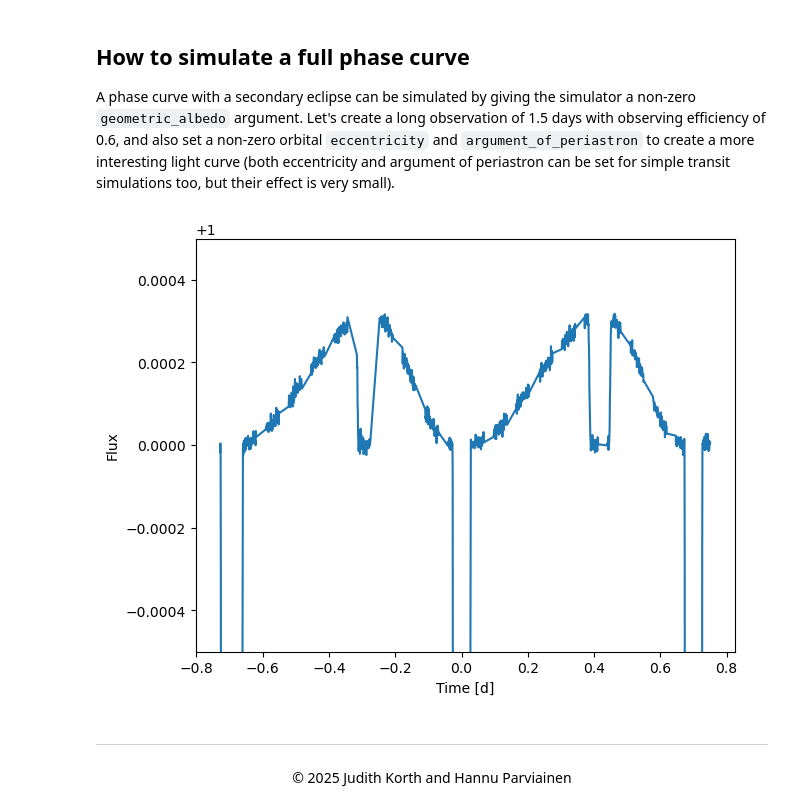
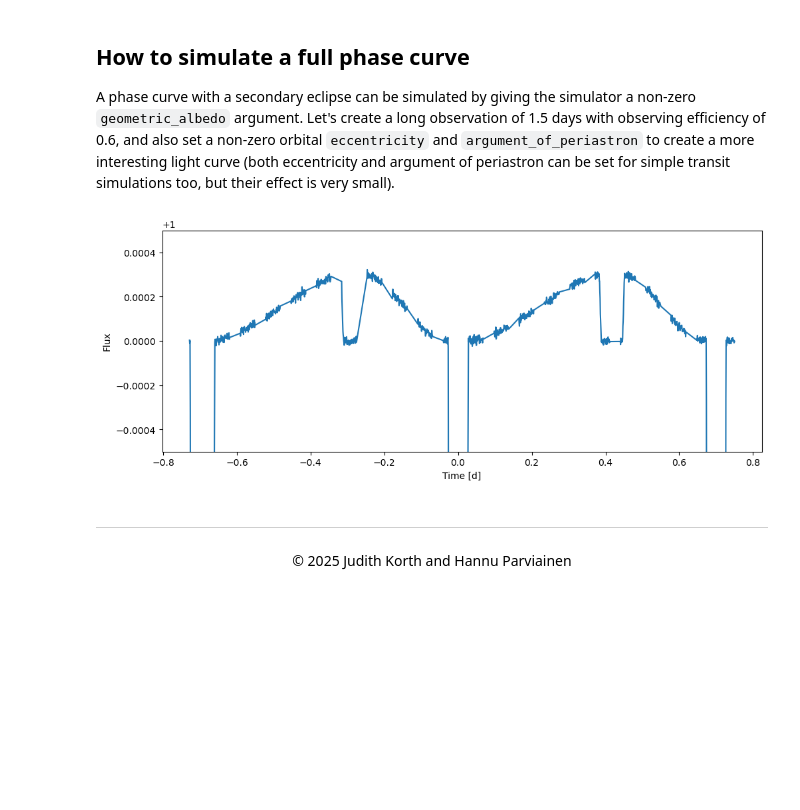
Before and after one commit to JudithKorth/Simple_CHEOPS_Light_Curve_Simulator, a Jupyter notebook: doc/source/usage.ipynb, the cells around one changed output. Cells and saved outputs as stored; diff of their text form; code cells hidden in the pictures; blank space fills up the shorter version.

```diff
--- a/doc/source/usage.ipynb
+++ b/doc/source/usage.ipynb
@@ -57,17 +59,17 @@ A phase curve with a secondary eclipse can be simulated by giving the simulator
 # %%
 lcs = LCSim(window_width=24*1.5, exp_time=60, white_noise=1e-5)
 
 time, flux = lcs(radius_ratio=0.1, zero_epoch=0.0, period=0.7,
                  scaled_semi_major_axis=4.0, impact_parameter=0.1,
-                 eccentricity=0.2, argument_of_periastron=0.23*3.14,
+                 eccentricity=0.2, argument_of_periastron=0.23*pi,
                  geometric_albedo=0.5, limb_darkening=[0.2, 0.3],
                  efficiency=0.6, eff_phase=0.2)
 
-fig, ax = plt.subplots(1, 1, constrained_layout=True)
+fig, ax = plt.subplots(1, 1, figsize=(10,4), constrained_layout=True)
 ax.plot(time, flux, '-')
 plt.setp(ax, ylim=(0.9995, 1.0005), xlabel='Time [d]', ylabel='Flux');
 # %% [output]
-[figure, old version]
+[figure, new version]
 # %% [markdown]
 ---
 <center>&copy; 2025 Judith Korth and Hannu Parviainen </center>
```
Also changed, not shown: parts of 3 cells of this notebook, 3 other files.
